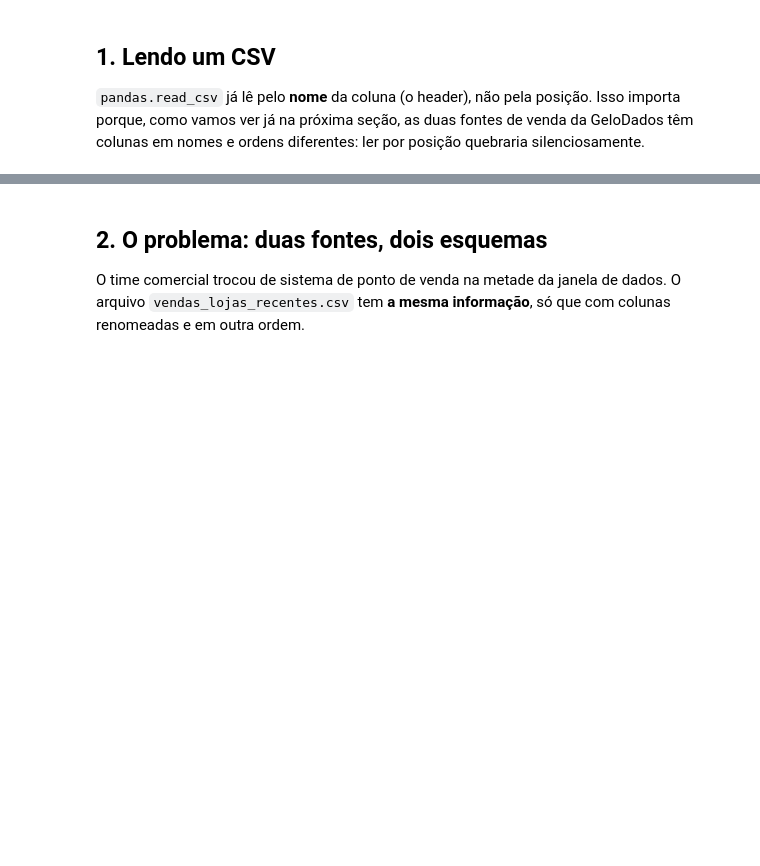
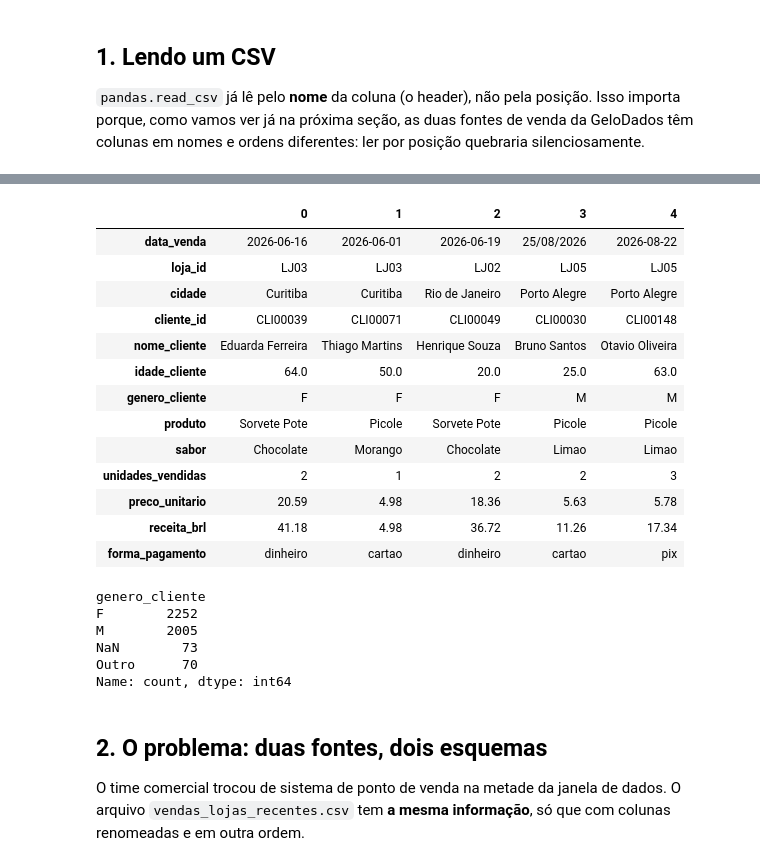
Before and after one commit to danietakeshi/workshop-pipeline-dados, a Jupyter notebook: notebooks/construindo_pipeline.ipynb, the cells around one changed output, grey strips where cells are left out. Drawn from its saved outputs; the diff is of its cells as text; code cells hidden in the pictures; blank space fills up the shorter version.

```diff
--- a/notebooks/construindo_pipeline.ipynb
+++ b/notebooks/construindo_pipeline.ipynb
@@ -51,3 +54,29 @@ print(f"colunas: {list(historico.columns)}")
+# %%
+historico.head().T
+# %% [output]
+|  | 0 | 1 | 2 | 3 | 4 |
+| data_venda | 2026-06-16 | 2026-06-01 | 2026-06-19 | 25/08/2026 | 2026-08-22 |
+| loja_id | LJ03 | LJ03 | LJ02 | LJ05 | LJ05 |
+| cidade | Curitiba | Curitiba | Rio de Janeiro | Porto Alegre | Porto Alegre |
+| cliente_id | CLI00039 | CLI00071 | CLI00049 | CLI00030 | CLI00148 |
+| nome_cliente | Eduarda Ferreira | Thiago Martins | Henrique Souza | Bruno Santos | Otavio Oliveira |
+| idade_cliente | 64.0 | 50.0 | 20.0 | 25.0 | 63.0 |
+| genero_cliente | F | F | F | M | M |
+| produto | Sorvete Pote | Picole | Sorvete Pote | Picole | Picole |
+| sabor | Chocolate | Morango | Chocolate | Limao | Limao |
+| unidades_vendidas | 2 | 1 | 2 | 2 | 3 |
+| preco_unitario | 20.59 | 4.98 | 18.36 | 5.63 | 5.78 |
+| receita_brl | 41.18 | 4.98 | 36.72 | 11.26 | 17.34 |
+| forma_pagamento | dinheiro | cartao | dinheiro | cartao | pix |
+# %%
+historico.genero_cliente.value_counts(dropna=False)
+# %% [output]
+genero_cliente
+F        2252
+M        2005
+NaN        73
+Outro      70
+Name: count, dtype: int64
 # %% [markdown]
 ## 2. O problema: duas fontes, dois esquemas
 
```
Also changed, not shown: parts of 42 cells of this notebook.
